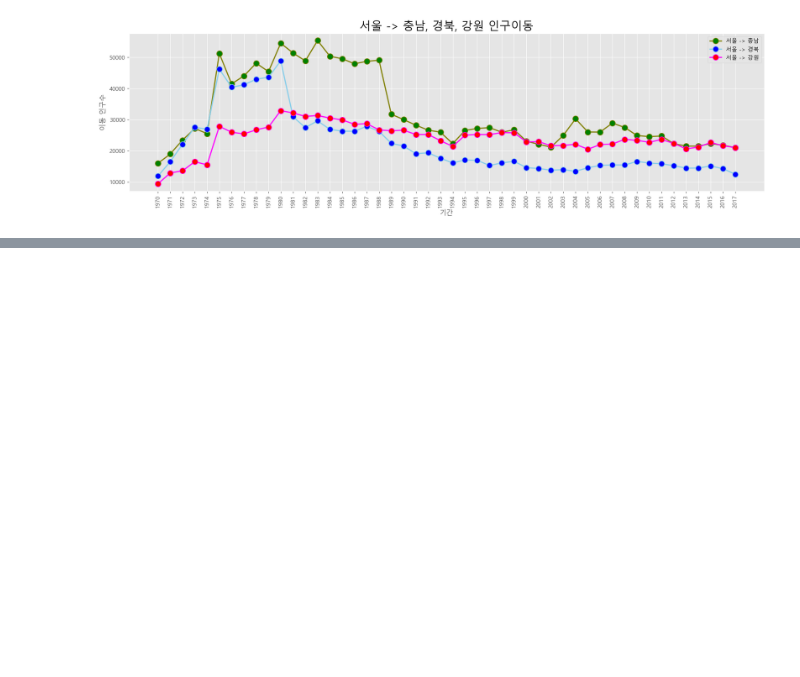
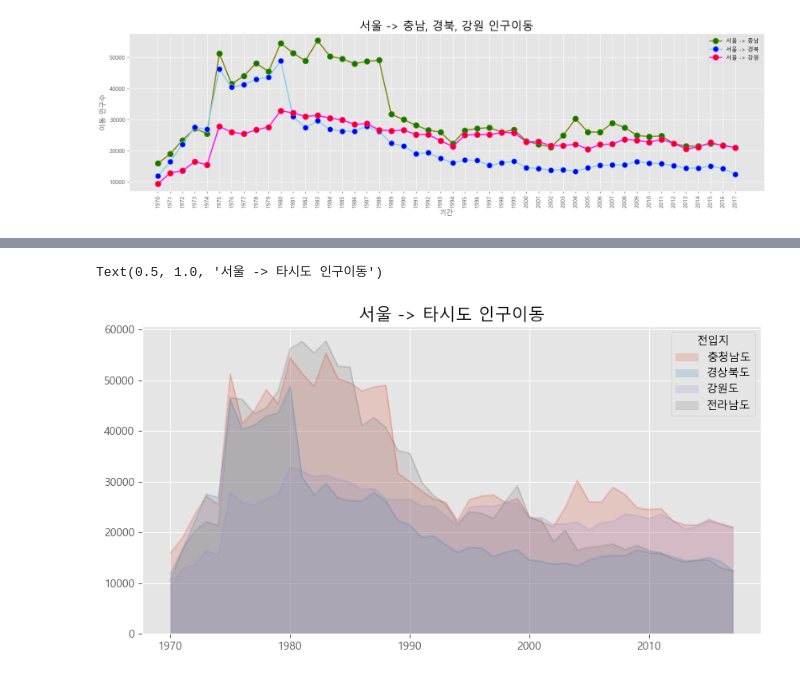
Before and after one commit to smparkkr00/15-ai-data-analyze, a Jupyter notebook: 4_시각화도구/4-1_matplotlib.ipynb, the cells around one changed output, grey strips where cells are left out. Drawn from its saved outputs; the diff is of its cells as text; code cells hidden in the pictures; blank space fills up the shorter version.

```diff
--- a/4_시각화도구/4-1_matplotlib.ipynb
+++ b/4_시각화도구/4-1_matplotlib.ipynb
@@ -380,0 +381,9 @@ plt.show()
+# %%
+# 면적그래프
+
+col_years = list(map(str, range(1970, 2018)))
+df_4 = df_seoul.loc[['충청남도', '경상북도', '강원도', '전라남도'], col_years]
+
+df_4 = df_4.astype(int)
+df_4 = df_4.transpose()
+df_4.head()
@@ -380,0 +397,9 @@ plt.show()
+# %%
+plt.style.use('ggplot')
+
+df_4.plot(kind='area', stacked= False, alpha = 0.2, figsize=(10,5))
+
+plt.title('서울 -> 타시도 인구이동', size=15)
+# %% [output]
+Text(0.5, 1.0, '서울 -> 타시도 인구이동')
+[figure, added]
```
Also changed, not shown: parts of 23 cells of this notebook, 6 other files.
